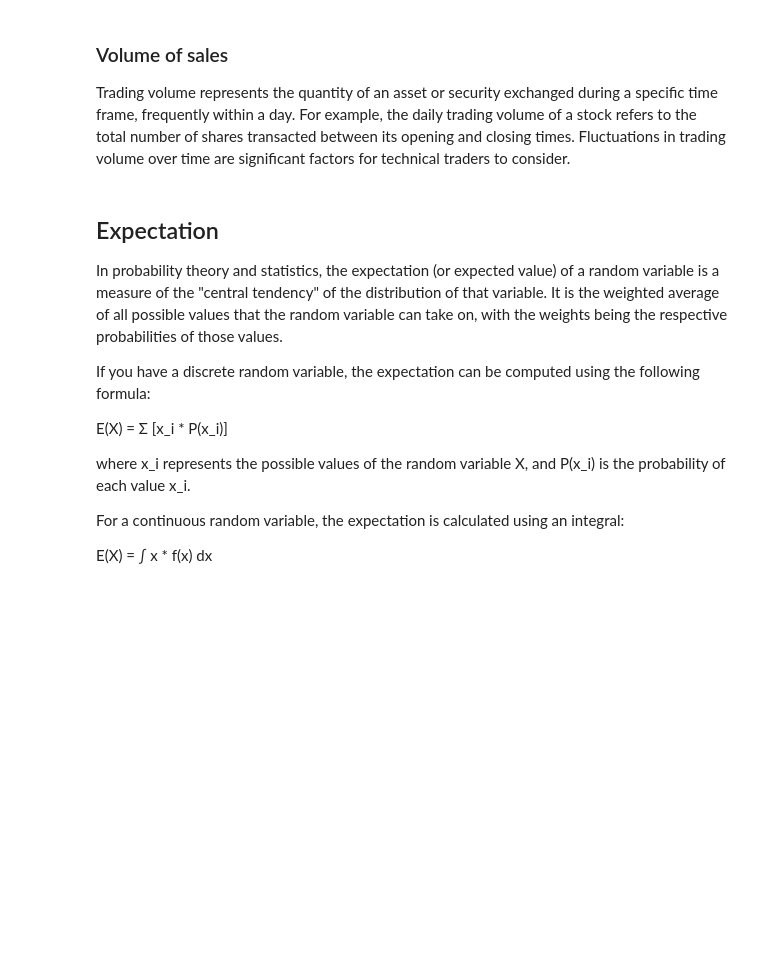
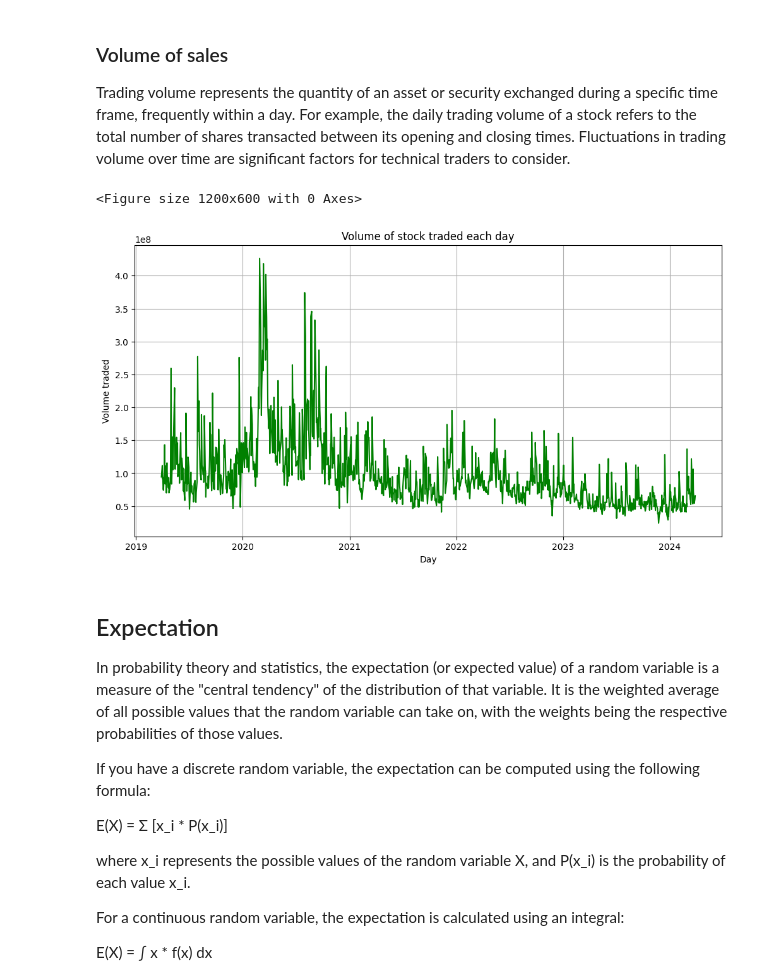
Before and after one commit to dgabel01/PSU_Labovi, a Jupyter notebook: lab2.2.ipynb, the cells around one changed output. Cells and saved outputs as stored; diff of their text form; code cells hidden in the pictures; blank space fills up the shorter version.

```diff
--- a/lab2.2.ipynb
+++ b/lab2.2.ipynb
@@ -79,6 +178,16 @@ Trading volume represents the quantity of an asset or security exchanged during
 # %%
 # Now let's plot the total volume of stock being traded each day
 plt.figure(figsize=(12, 6))
+plt.figure(figsize=(12, 6))
+plt.plot(apple_stock_data.index, apple_stock_data['Volume'], color='green')
+plt.title("Volume of stock traded each day")
+plt.xlabel("Day")
+plt.ylabel("Volume traded")
+plt.grid(True)
+plt.show()
+# %% [output]
+<Figure size 1200x600 with 0 Axes>
+[figure, added]
 # %% [markdown]
 ## Expectation
 
```
Also changed, not shown: parts of 21 cells of this notebook.
